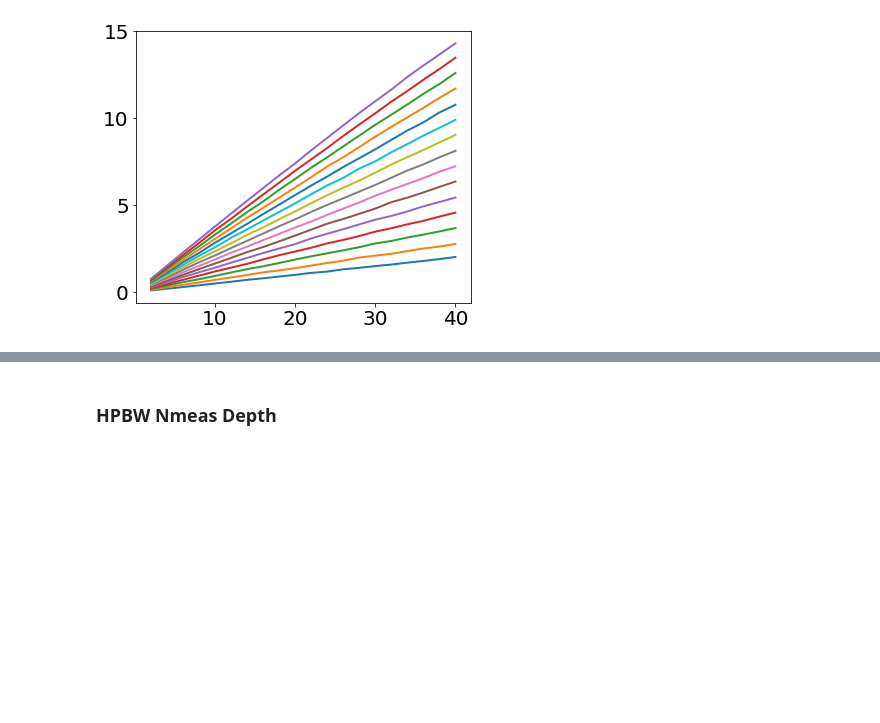
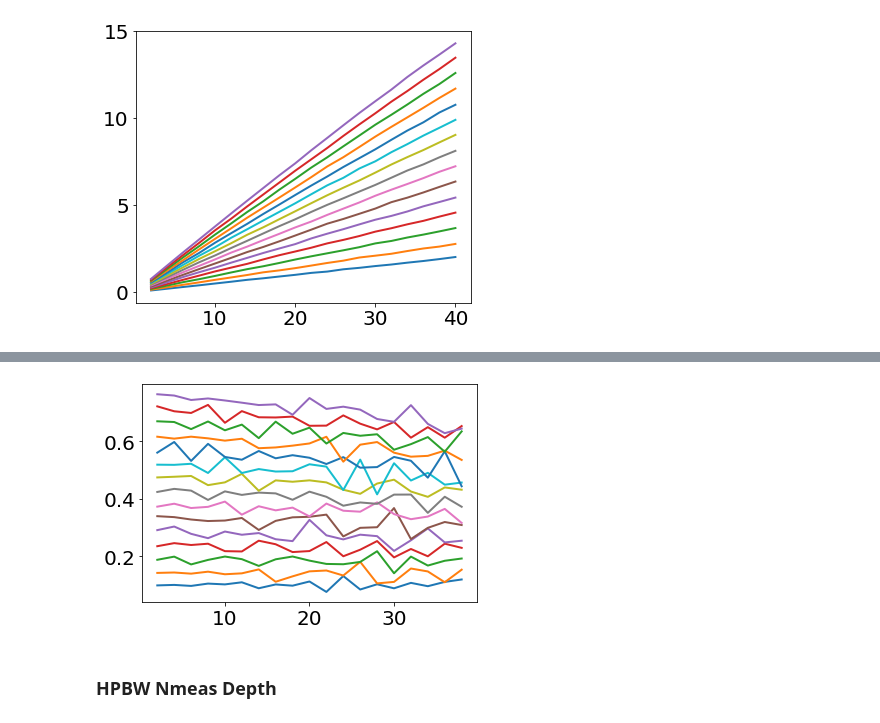
Before and after one commit to zsxqblz/nmeas_MIE_clifford, a Jupyter notebook: visualization.ipynb, the cells around one changed output, grey strips where cells are left out. Cells and saved outputs as stored; diff of their text form; code cells hidden in the pictures; blank space fills up the shorter version.

```diff
--- a/visualization.ipynb
+++ b/visualization.ipynb
@@ -567,3 +580,8 @@ for i in range(0,60,4):
+# %%
+for i in range(0,60,4):
+    plt.plot(n_meas_l[0:-1],np.diff(cmi_ave_l,axis=1)[i,:])
+# %% [output]
+[figure, added]
 # %% [markdown]
 ### HPBW Nmeas Depth
 # %%
```
Also changed, not shown: parts of 3 cells of this notebook.
